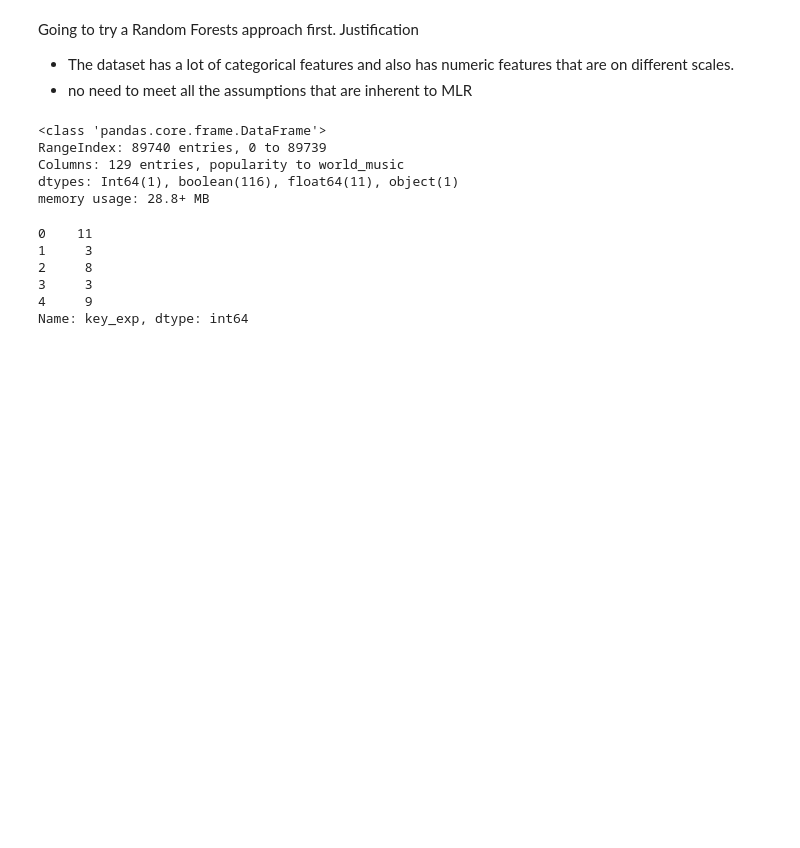
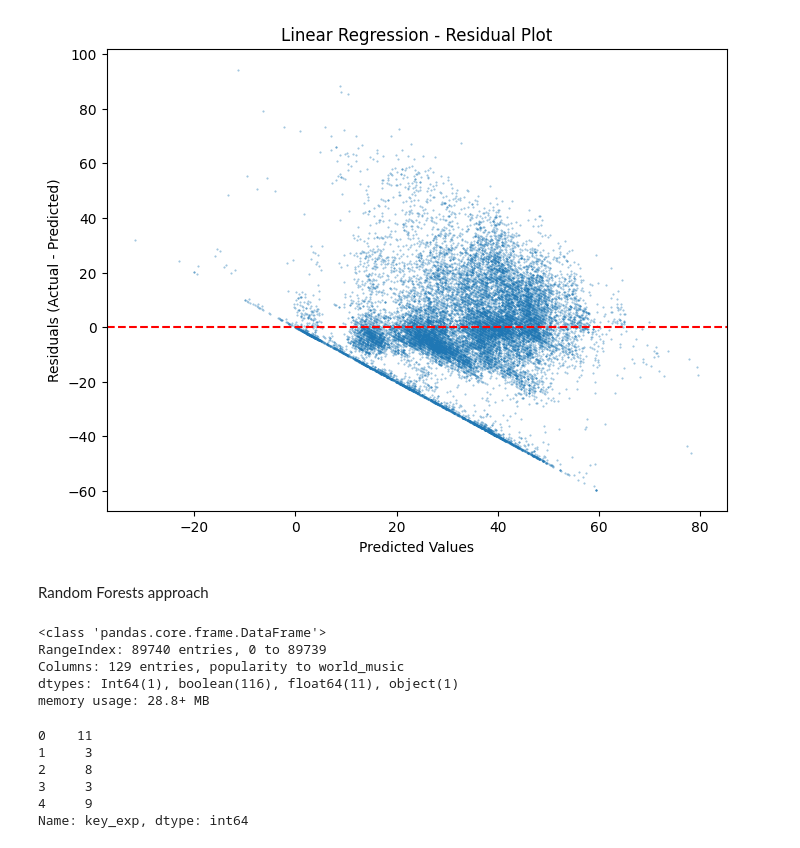
Before and after one commit to cathaldunne11/spotify_tracks, a Jupyter notebook: modeling_prep.ipynb, the cells around one changed output. Saved outputs shown, nothing was run; the diff lists cells and outputs as text; code cells hidden in the pictures; blank space fills up the shorter version.

```diff
--- a/modeling_prep.ipynb
+++ b/modeling_prep.ipynb
@@ -17,5 +85,17 @@ The next step is to decide what techniques to run on this dataset to try and pre
+# %%
+# residual plot
+# Residuals = errors
+residuals_lr = y_test_lr - y_pred_lr
+
+plt.figure(figsize=(8, 6))
+plt.scatter(y_pred_lr, residuals_lr, alpha=0.5, s = 0.2)
+plt.axhline(y=0, color='r', linestyle='--')
+plt.xlabel('Predicted Values')
+plt.ylabel('Residuals (Actual - Predicted)')
+plt.title('Linear Regression - Residual Plot')
+plt.show()
+# %% [output]
+[figure, added]
 # %% [markdown]
-Going to try a Random Forests approach first. Justification
- - The dataset has a lot of categorical features and also has numeric features that are on different scales.
- - no need to meet all the assumptions that are inherent to MLR
+Random Forests approach
 # %%
```
Also changed, not shown: parts of 16 cells of this notebook, 4 other files.
